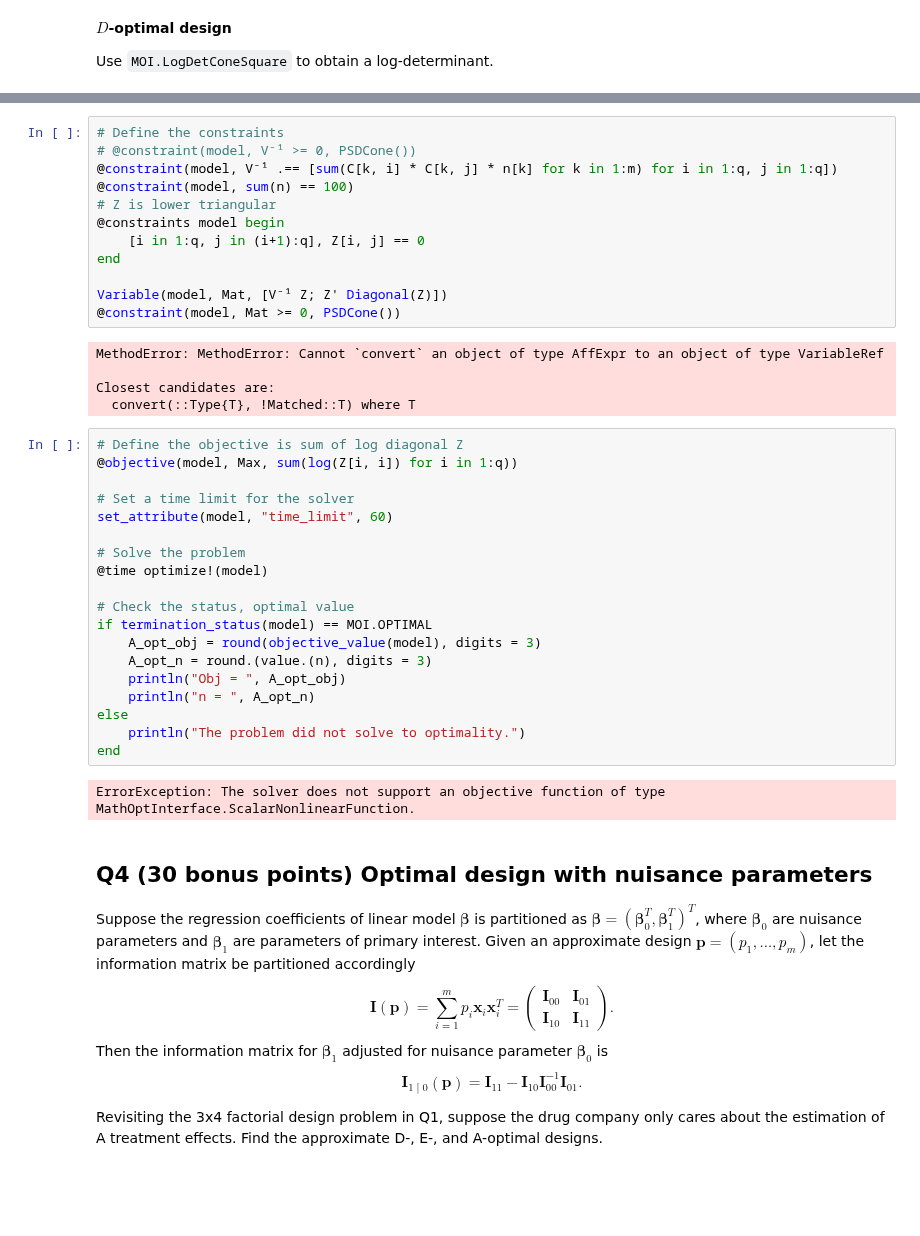
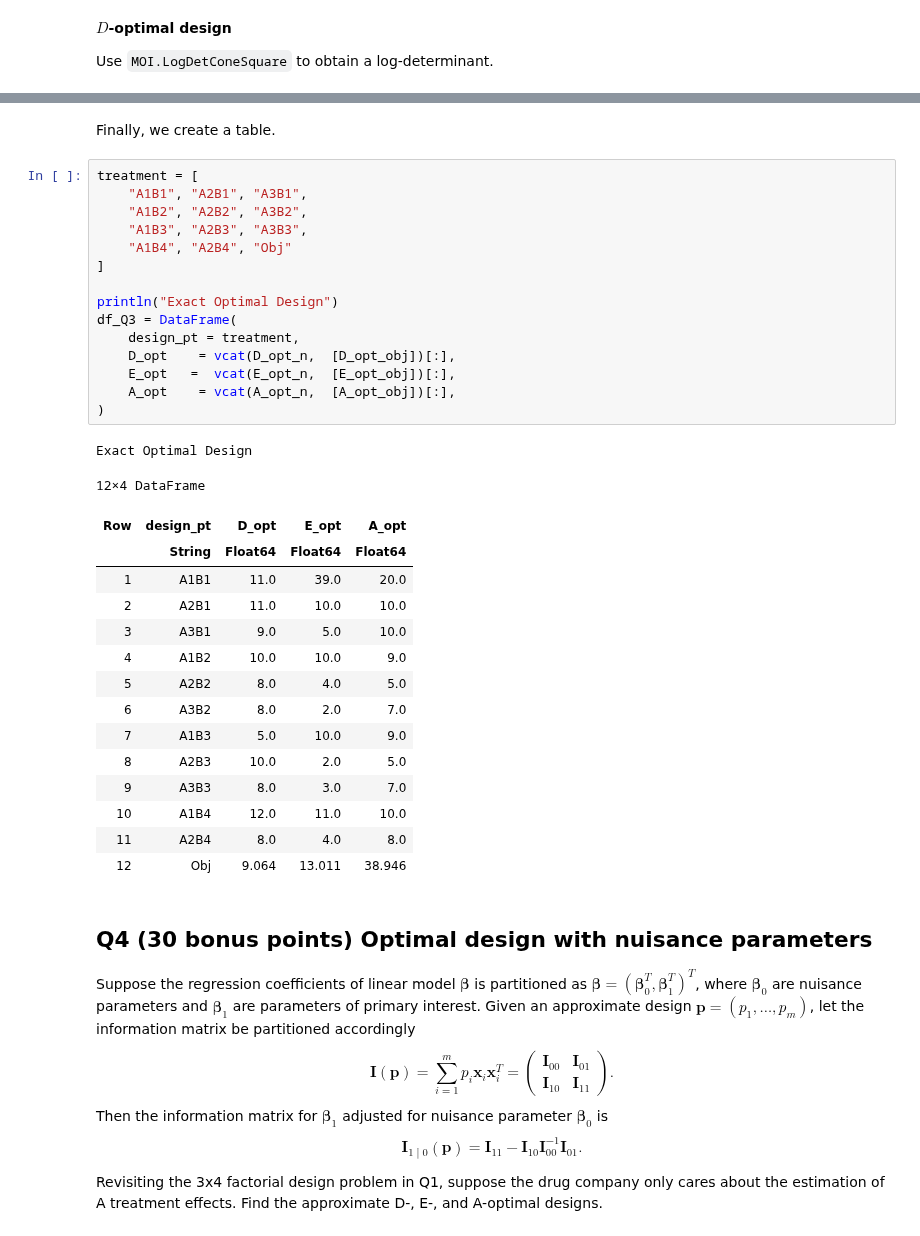
Before and after one commit to Tomoki-Okuno/biostat-m257-2024-spring, a Jupyter notebook: hw5/hw05sol.ipynb, the cells around one changed output, grey strips where cells are left out. Drawn from its saved outputs; the diff is of its cells as text; blank space fills up the shorter version.

Commit message:
completed hw5 but have not double-checked yet

```diff
--- a/hw5/hw05sol.ipynb
+++ b/hw5/hw05sol.ipynb
@@ -696,41 +954,37 @@ unregister(model, :Z)
-# %%
-# Define the constraints
-# @constraint(model, V⁻¹ >= 0, PSDCone())
-@constraint(model, V⁻¹ .== [sum(C[k, i] * C[k, j] * n[k] for k in 1:m) for i in 1:q, j in 1:q])
-@constraint(model, sum(n) == 100)
-# Z is lower triangular
-@constraints model begin
-    [i in 1:q, j in (i+1):q], Z[i, j] == 0
-end
-
-Variable(model, Mat, [V⁻¹ Z; Z' Diagonal(Z)])
-@constraint(model, Mat >= 0, PSDCone())
-# %% [output]
-MethodError: MethodError: Cannot `convert` an object of type AffExpr to an object of type VariableRef
-
-Closest candidates are:
-  convert(::Type{T}, !Matched::T) where T
-# %%
-# Define the objective is sum of log diagonal Z
-@objective(model, Max, sum(log(Z[i, i]) for i in 1:q))
-
-# Set a time limit for the solver
-set_attribute(model, "time_limit", 60)
-
-# Solve the problem
-@time optimize!(model)
-
-# Check the status, optimal value
-if termination_status(model) == MOI.OPTIMAL
-    A_opt_obj = round(objective_value(model), digits = 3)
-    A_opt_n = round.(value.(n), digits = 3)
-    println("Obj = ", A_opt_obj)
-    println("n = ", A_opt_n)
-else
-    println("The problem did not solve to optimality.")
-end
-# %% [output]
-ErrorException: The solver does not support an objective function of type MathOptInterface.ScalarNonlinearFunction.
+# %% [markdown]
+Finally, we create a table.
+# %%
+treatment = [
+    "A1B1", "A2B1", "A3B1",
+    "A1B2", "A2B2", "A3B2",
+    "A1B3", "A2B3", "A3B3",
+    "A1B4", "A2B4", "Obj"
+]
+
+println("Exact Optimal Design")
+df_Q3 = DataFrame(
+    design_pt = treatment,
+    D_opt    = vcat(D_opt_n,  [D_opt_obj])[:],
+    E_opt   =  vcat(E_opt_n,  [E_opt_obj])[:],
+    A_opt    = vcat(A_opt_n,  [A_opt_obj])[:],
+)
+# %% [output]
+Exact Optimal Design
+12×4 DataFrame
+| Row | design_pt | D_opt | E_opt | A_opt |
+|  | String | Float64 | Float64 | Float64 |
+| 1 | A1B1 | 11.0 | 39.0 | 20.0 |
+| 2 | A2B1 | 11.0 | 10.0 | 10.0 |
+| 3 | A3B1 | 9.0 | 5.0 | 10.0 |
+| 4 | A1B2 | 10.0 | 10.0 | 9.0 |
+| 5 | A2B2 | 8.0 | 4.0 | 5.0 |
+| 6 | A3B2 | 8.0 | 2.0 | 7.0 |
+| 7 | A1B3 | 5.0 | 10.0 | 9.0 |
+| 8 | A2B3 | 10.0 | 2.0 | 5.0 |
+| 9 | A3B3 | 8.0 | 3.0 | 7.0 |
+| 10 | A1B4 | 12.0 | 11.0 | 10.0 |
+| 11 | A2B4 | 8.0 | 4.0 | 8.0 |
+| 12 | Obj | 9.064 | 13.011 | 38.946 |
 # %% [markdown]
 ## Q4 (30 bonus points) Optimal design with nuisance parameters
 
```
Also changed, not shown: parts of 17 cells of this notebook.
